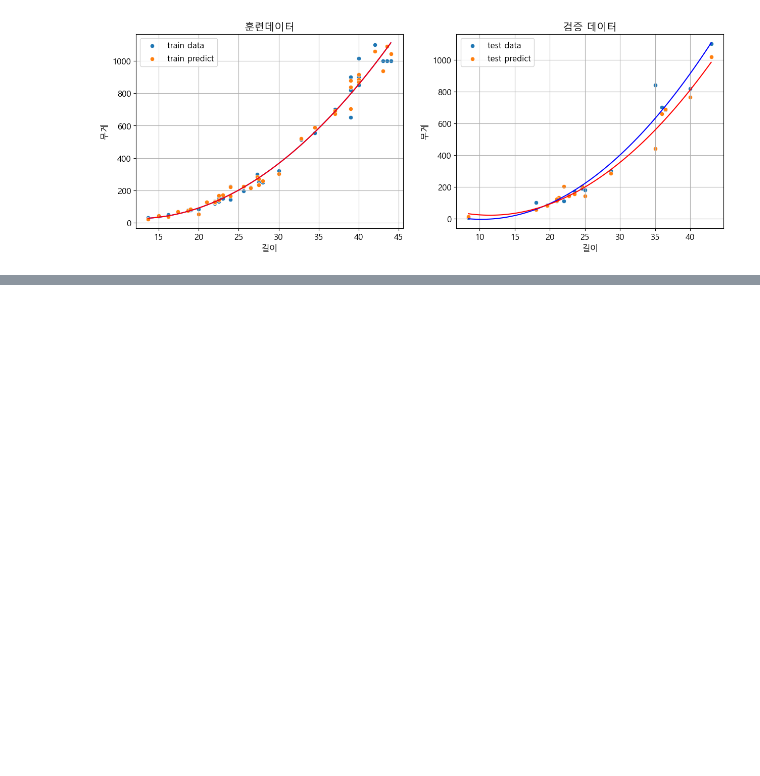
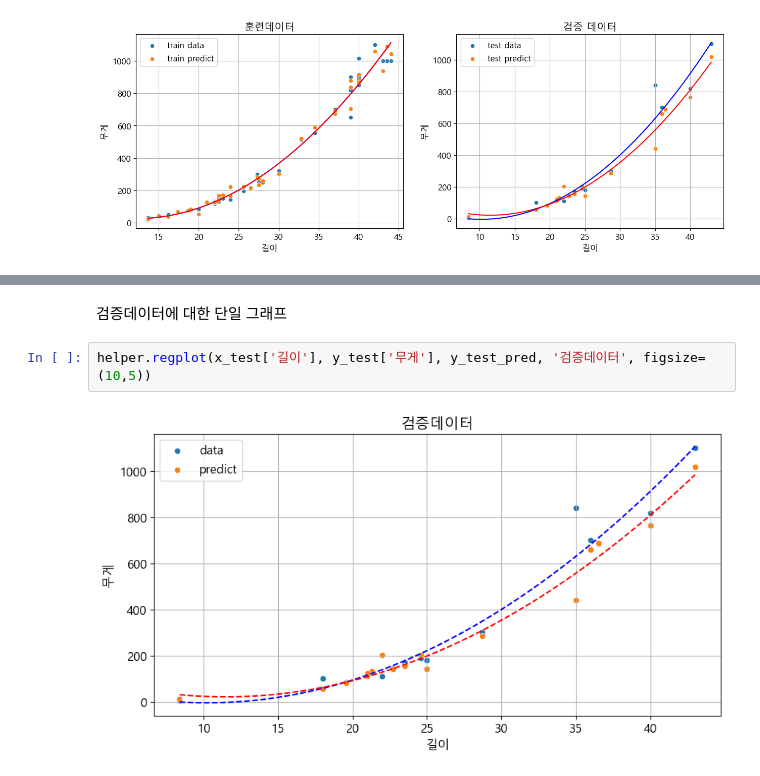
Before and after one commit to Jeeunun/Data_analysis_education_Closed, a Jupyter notebook: data_analysis/F.데이터_마이닝/02_Sklearn/04.지도학습(3)_다항회귀.ipynb, the cells around one changed output, grey strips where cells are left out. Cells and saved outputs as stored; diff of their text form; blank space fills up the shorter version.

```diff
--- a/data_analysis/F.데이터_마이닝/02_Sklearn/04.지도학습(3)_다항회귀.ipynb
+++ b/data_analysis/F.데이터_마이닝/02_Sklearn/04.지도학습(3)_다항회귀.ipynb
@@ -548,0 +557,6 @@ plt.close()
+# %% [markdown]
+검증데이터에 대한 단일 그래프
+# %%
+helper.regplot(x_test['길이'], y_test['무게'], y_test_pred, '검증데이터', figsize=(10,5))
+# %% [output]
+[figure, added]
```
Also changed, not shown: parts of 4 cells of this notebook, 2 other files.
